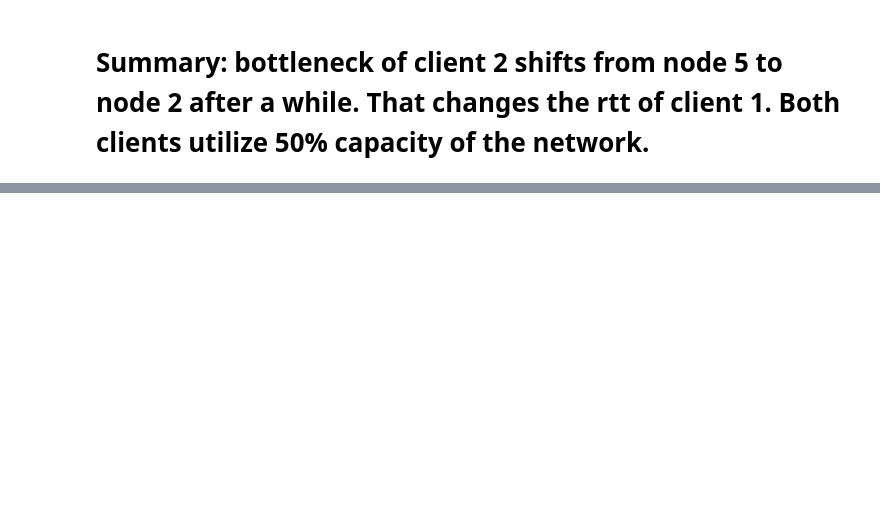
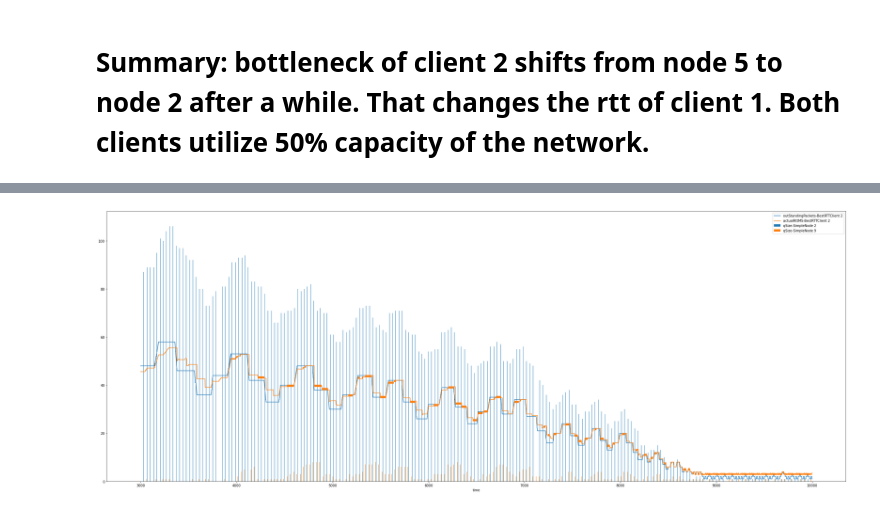
Before and after one commit to adhocmaster/pyns, a Jupyter notebook: scenarios/2-client-bestRTT-Long.ipynb, the cells around one changed output, grey strips where cells are left out. Saved outputs shown, nothing was run; the diff lists cells and outputs as text; code cells hidden in the pictures; blank space fills up the shorter version.

```diff
--- a/scenarios/2-client-bestRTT-Long.ipynb
+++ b/scenarios/2-client-bestRTT-Long.ipynb
@@ -172,0 +170,6 @@ analyzer.createBinnedChartForNodeVsClient(nodes3, ['qSize'], [client3], ['outSta
+# %%
+
+filteredNodes = [nodes2[2], nodes2[5]]
+analyzer.createBinnedChartForNodeVsClient(filteredNodes, ['qSize'], [client2], ['outStandingPackets', 'actualRttMS'], figsize=(40, 15), start=3000, end=None)
+# %% [output]
+[figure, added]
```
Also changed, not shown: parts of 10 cells of this notebook, 1 other file.
